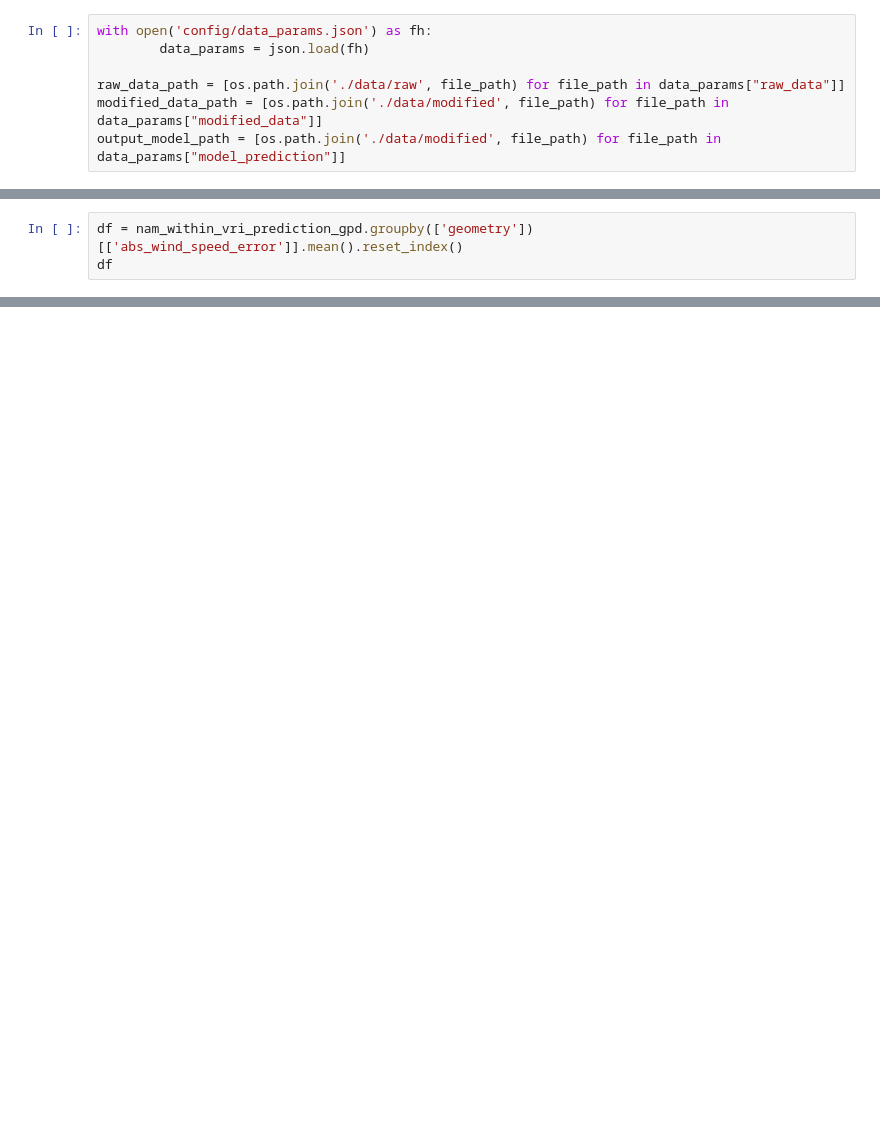
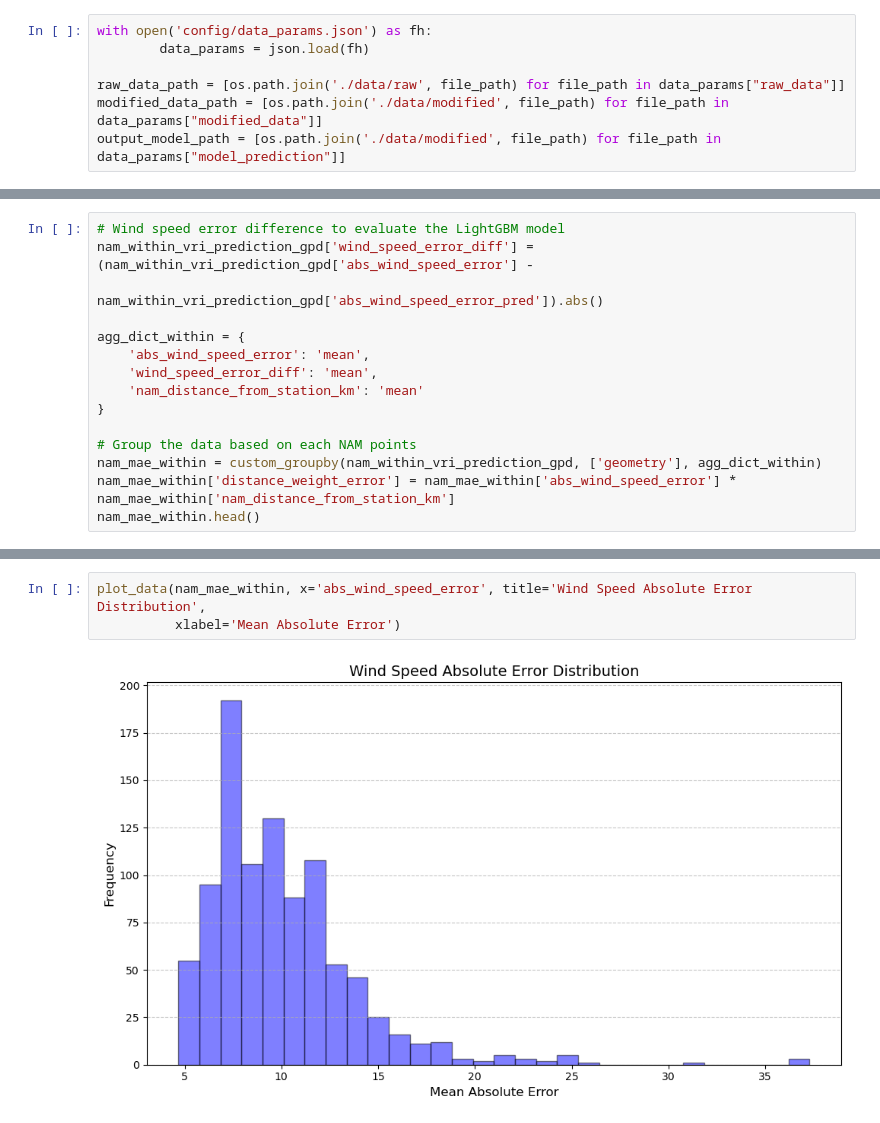
Before and after one commit to StevDoms/SDGE_NAM_Analysis, a Jupyter notebook: notebook/data_analysis.ipynb, the cells around one changed output, grey strips where cells are left out. Saved outputs shown, nothing was run; the diff lists cells and outputs as text; blank space fills up the shorter version.

Commit message:
Finished wind speed discrepency analysis

```diff
--- a/notebook/data_analysis.ipynb
+++ b/notebook/data_analysis.ipynb
@@ -39,3 +49,15 @@ nam_within_vri_prediction_gpd, nam_outside_vri_prediction_gpd = convert_to_gdf(n
 # %%
-df = nam_within_vri_prediction_gpd.groupby(['geometry'])[['abs_wind_speed_error']].mean().reset_index()
-df
+# Wind speed error difference to evaluate the LightGBM model
+nam_within_vri_prediction_gpd['wind_speed_error_diff'] = (nam_within_vri_prediction_gpd['abs_wind_speed_error'] -
+                                                     nam_within_vri_prediction_gpd['abs_wind_speed_error_pred']).abs()
+
+agg_dict_within = {
+    'abs_wind_speed_error': 'mean',
+    'wind_speed_error_diff': 'mean',
+    'nam_distance_from_station_km': 'mean'
+}
+
+# Group the data based on each NAM points
+nam_mae_within = custom_groupby(nam_within_vri_prediction_gpd, ['geometry'], agg_dict_within)
+nam_mae_within['distance_weight_error'] = nam_mae_within['abs_wind_speed_error'] * nam_mae_within['nam_distance_from_station_km']
+nam_mae_within.head()
@@ -41,0 +103,5 @@ df
+# %%
+plot_data(nam_mae_within, x='abs_wind_speed_error', title='Wind Speed Absolute Error Distribution',
+          xlabel='Mean Absolute Error')
+# %% [output]
+[figure, added]
```
Also changed, not shown: parts of 47 cells of this notebook.
